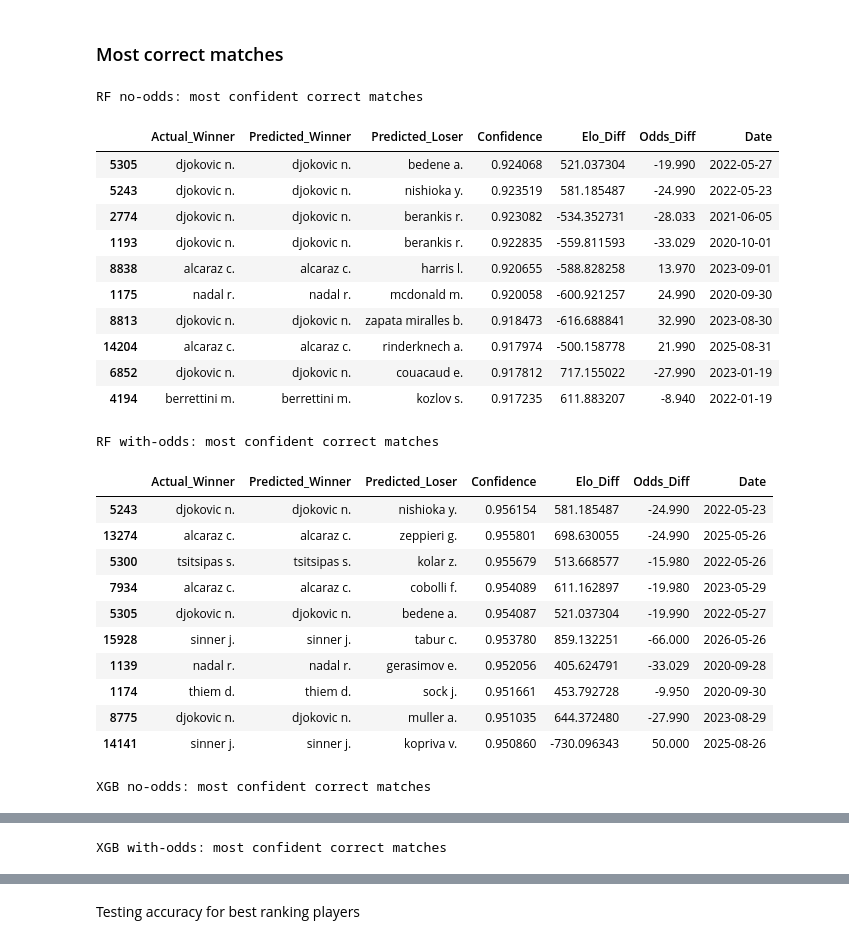
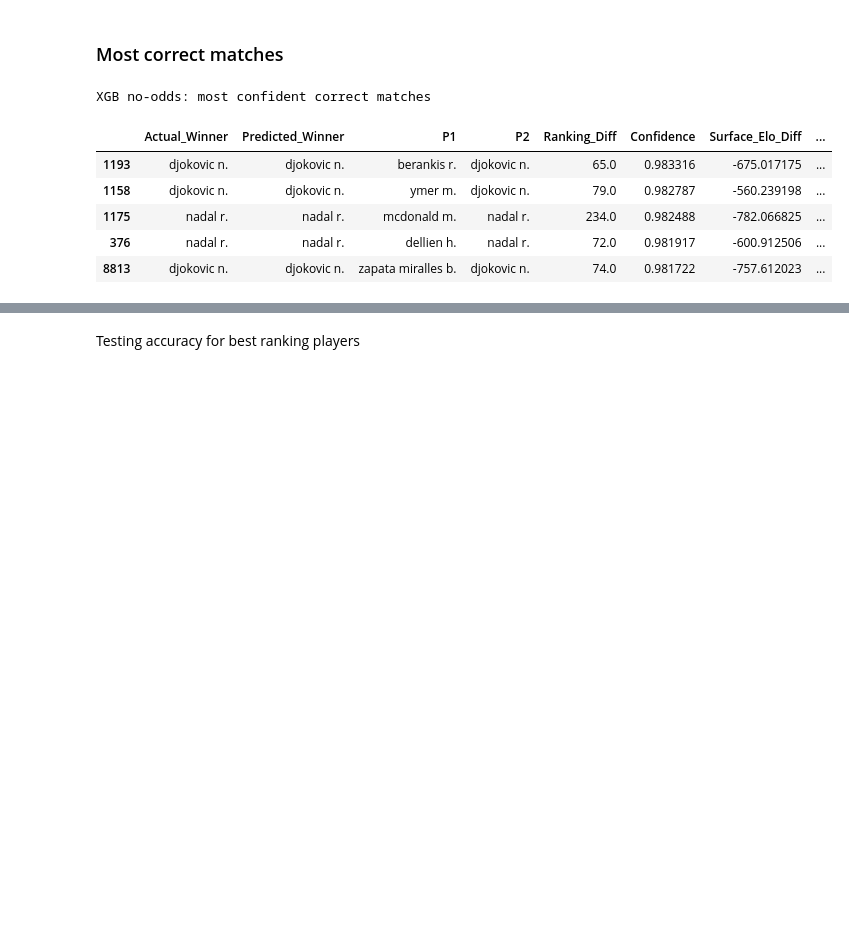
Before and after one commit to giovanni-quacchia/Tennis-prediction-project, a Jupyter notebook: notebooks/04_Analysis.ipynb, the cells around one changed output, grey strips where cells are left out. Saved outputs shown, nothing was run; the diff lists cells and outputs as text; code cells hidden in the pictures; blank space fills up the shorter version.

```diff
--- a/notebooks/04_Analysis.ipynb
+++ b/notebooks/04_Analysis.ipynb
@@ -240,13 +226,19 @@ XGB with-odds feature usage
 # %% [markdown]
 ### Feature distribution
 # %%
-for name, res in results.items():
+def plot_feature_distribution(name, res, test_set):
     comparison_df = pd.DataFrame({
         "Correct": res["pred"] == res["y"],
-        "Elo_Diff": test_set["Elo_Diff"],
-        "Odds_Diff": test_set["Odds_Diff"]
+        "Surface_Elo_Diff": test_set["Surface_Elo_Diff"],
+        "Odds_Diff": test_set["Odds_Diff"],
+        "Ranking_Diff": test_set["Rank_Diff"]
     })
 
     print(f"\n--- {name}: Feature Distribution (Correct vs Wrong) ---")
-    display(comparison_df.groupby("Correct")[["Elo_Diff", "Odds_Diff"]].describe())
+    display(comparison_df.groupby("Correct")[["Surface_Elo_Diff", "Odds_Diff", "Ranking_Diff"]].describe())
+
+# for name, res in results.items():
+    # plot_feature_distribution(name, res, test_set)
+
+plot_feature_distribution("XGB no-odds", results["XGB no-odds"], test_set)
 # %% [output]
@@ -309,10 +341,13 @@ def show_most_wrong(name, results, test_set, top_n=10):
     wrong = pd.DataFrame({
         "Actual_Winner": np.where(results["y"] == 1, test_set["Player_1"], test_set["Player_2"]),
         "Predicted_Winner": np.where(predicted_player_1, test_set["Player_1"], test_set["Player_2"]),
-        "Predicted_Loser": np.where(predicted_player_1, test_set["Player_2"], test_set["Player_1"]),
-        "Elo_Diff": test_set["Elo_Diff"],
-        "Odds_Diff": test_set["Odds_Diff"],
-        # Confidence = probability assigned to whichever player the model predicted
+        "P1": test_set["Player_1"],
+        "P2": test_set["Player_2"],
+        "Rank_Diff": test_set["Rank_Diff"],
+        "Rank1": test_set["Rank_1"],
+        "Rank2": test_set["Rank_2"],
+        "Surface_Elo_Diff": test_set["Surface_Elo_Diff"],
+        # "Odds_Diff": test_set["Odds_Diff"],
         "Confidence": np.where(predicted_player_1, results["proba"], 1 - results["proba"]),
         "Date": test_set["Date"],
     }, index=test_set.index)
@@ -326,6 +361,8 @@ def show_most_wrong(name, results, test_set, top_n=10):
 
 pd.set_option("display.max_columns", None)
 
-for name, model in models.items():
-    show_most_wrong(name, results[name], test_set)
+# for name, model in models.items():
+    # show_most_wrong(name, results[name], test_set)
+
+show_most_wrong("XGB no-odds", results["XGB no-odds"], test_set, 5)
 # %% [output]
@@ -382,52 +378,38 @@ XGB with-odds: most confident wrong matches
 # %%
 def show_most_correct(name, results, test_set, top_n=10):
     """Show the model's most confident CORRECT predictions."""
     predicted_player_1 = results["pred"] == 1
 
     correct = pd.DataFrame({
         "Actual_Winner": np.where(results["y"] == 1, test_set["Player_1"], test_set["Player_2"]),
         "Predicted_Winner": np.where(predicted_player_1, test_set["Player_1"], test_set["Player_2"]),
-        "Predicted_Loser": np.where(predicted_player_1, test_set["Player_2"], test_set["Player_1"]),
+        "P1": test_set["Player_1"],
+        "P2": test_set["Player_2"],
+        "Ranking_Diff": test_set["Rank_Diff"],
         "Confidence": np.where(predicted_player_1, results["proba"], 1 - results["proba"]),
-        "Elo_Diff": test_set["Elo_Diff"],
-        "Odds_Diff": test_set["Odds_Diff"],
+        "Surface_Elo_Diff": test_set["Surface_Elo_Diff"],
+        # "Odds_Diff": test_set["Odds_Diff"],
         "Date": test_set["Date"],
     }, index=test_set.index)
 
     correct = correct[results["y"] == results["pred"]]
     correct = correct.sort_values("Confidence", ascending=False).head(top_n)
 
     print(f"{name}: most confident correct matches")
     display(correct)
 
 
 pd.set_option("display.max_columns", None)
 
-for name, model in models.items():
-    show_most_correct(name, results[name], test_set)
+# for name, model in models.items():
+    # show_most_correct(name, results[name], test_set)
+
+show_most_correct("XGB no-odds", results["XGB no-odds"], test_set, 5)
 # %% [output]
-RF no-odds: most confident correct matches
+XGB no-odds: most confident correct matches
-|  | Actual_Winner | Predicted_Winner | Predicted_Loser | Confidence | Elo_Diff | Odds_Diff | Date |
-| 5305 | djokovic n. | djokovic n. | bedene a. | 0.924068 | 521.037304 | -19.990 | 2022-05-27 |
-| 5243 | djokovic n. | djokovic n. | nishioka y. | 0.923519 | 581.185487 | -24.990 | 2022-05-23 |
-| 2774 | djokovic n. | djokovic n. | berankis r. | 0.923082 | -534.352731 | -28.033 | 2021-06-05 |
-| 1193 | djokovic n. | djokovic n. | berankis r. | 0.922835 | -559.811593 | -33.029 | 2020-10-01 |
-| 8838 | alcaraz c. | alcaraz c. | harris l. | 0.920655 | -588.828258 | 13.970 | 2023-09-01 |
-| 1175 | nadal r. | nadal r. | mcdonald m. | 0.920058 | -600.921257 | 24.990 | 2020-09-30 |
-| 8813 | djokovic n. | djokovic n. | zapata miralles b. | 0.918473 | -616.688841 | 32.990 | 2023-08-30 |
-| 14204 | alcaraz c. | alcaraz c. | rinderknech a. | 0.917974 | -500.158778 | 21.990 | 2025-08-31 |
-| 6852 | djokovic n. | djokovic n. | couacaud e. | 0.917812 | 717.155022 | -27.990 | 2023-01-19 |
-| 4194 | berrettini m. | berrettini m. | kozlov s. | 0.917235 | 611.883207 | -8.940 | 2022-01-19 |
+|  | Actual_Winner | Predicted_Winner | P1 | P2 | Ranking_Diff | Confidence | Surface_Elo_Diff | ... |
+| 1193 | djokovic n. | djokovic n. | berankis r. | djokovic n. | 65.0 | 0.983316 | -675.017175 | ... |
+| 1158 | djokovic n. | djokovic n. | ymer m. | djokovic n. | 79.0 | 0.982787 | -560.239198 | ... |
+| 1175 | nadal r. | nadal r. | mcdonald m. | nadal r. | 234.0 | 0.982488 | -782.066825 | ... |
+| 376 | nadal r. | nadal r. | dellien h. | nadal r. | 72.0 | 0.981917 | -600.912506 | ... |
+| 8813 | djokovic n. | djokovic n. | zapata miralles b. | djokovic n. | 74.0 | 0.981722 | -757.612023 | ... |
-RF with-odds: most confident correct matches
-|  | Actual_Winner | Predicted_Winner | Predicted_Loser | Confidence | Elo_Diff | Odds_Diff | Date |
-| 5243 | djokovic n. | djokovic n. | nishioka y. | 0.956154 | 581.185487 | -24.990 | 2022-05-23 |
-| 13274 | alcaraz c. | alcaraz c. | zeppieri g. | 0.955801 | 698.630055 | -24.990 | 2025-05-26 |
-| 5300 | tsitsipas s. | tsitsipas s. | kolar z. | 0.955679 | 513.668577 | -15.980 | 2022-05-26 |
-| 7934 | alcaraz c. | alcaraz c. | cobolli f. | 0.954089 | 611.162897 | -19.980 | 2023-05-29 |
-| 5305 | djokovic n. | djokovic n. | bedene a. | 0.954087 | 521.037304 | -19.990 | 2022-05-27 |
-| 15928 | sinner j. | sinner j. | tabur c. | 0.953780 | 859.132251 | -66.000 | 2026-05-26 |
-| 1139 | nadal r. | nadal r. | gerasimov e. | 0.952056 | 405.624791 | -33.029 | 2020-09-28 |
-| 1174 | thiem d. | thiem d. | sock j. | 0.951661 | 453.792728 | -9.950 | 2020-09-30 |
-| 8775 | djokovic n. | djokovic n. | muller a. | 0.951035 | 644.372480 | -27.990 | 2023-08-29 |
-| 14141 | sinner j. | sinner j. | kopriva v. | 0.950860 | -730.096343 | 50.000 | 2025-08-26 |
-XGB no-odds: most confident correct matches
@@ -445 +415,0 @@ XGB no-odds: most confident correct matches
-XGB with-odds: most confident correct matches
```
Also changed, not shown: parts of 15 cells of this notebook, 19 other files.
